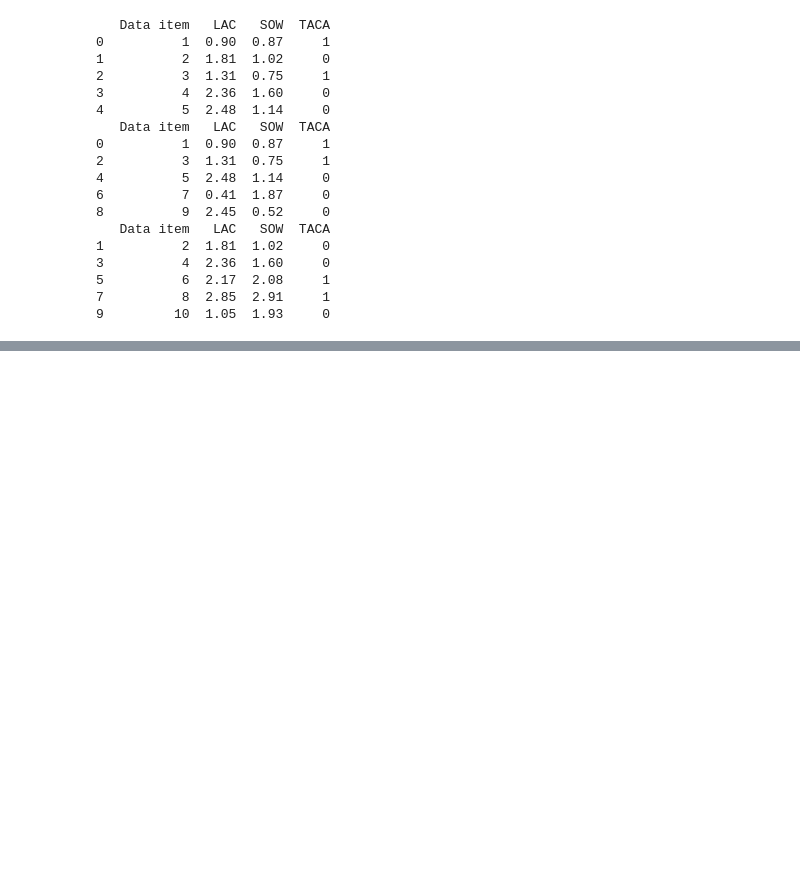
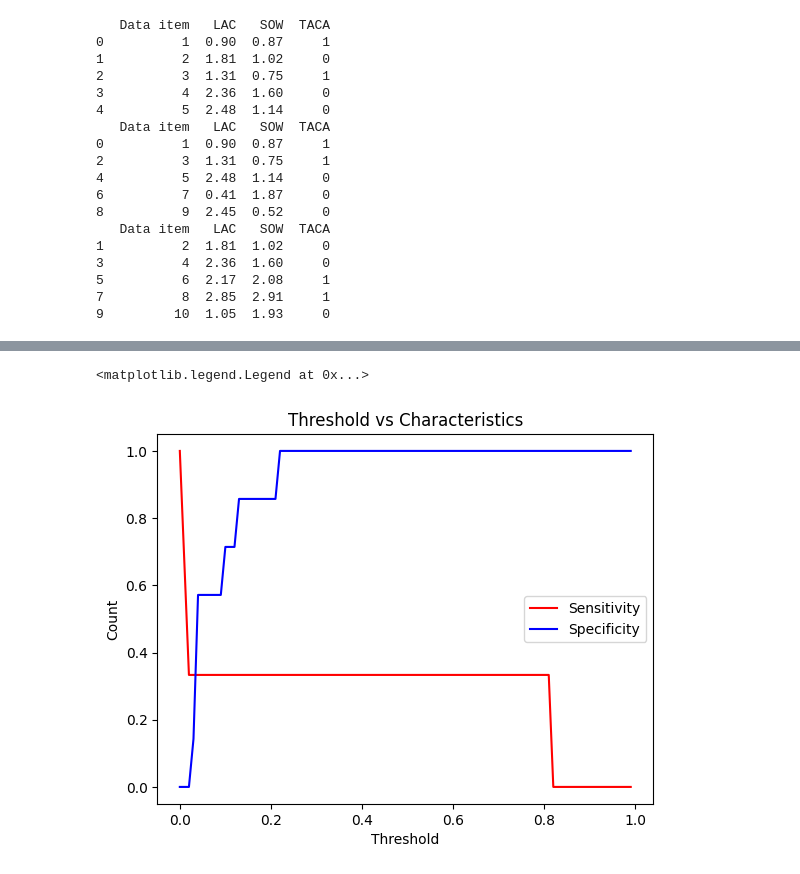
Before and after one commit to CTrigger134679/NeuralNetworkProject, a Jupyter notebook: singlePerceptron.ipynb, the cells around one changed output, grey strips where cells are left out. Cells and saved outputs as stored; diff of their text form; code cells hidden in the pictures; blank space fills up the shorter version.

```diff
--- a/singlePerceptron.ipynb
+++ b/singlePerceptron.ipynb
@@ -157,0 +217,10 @@ Item 19.0: Expected 0.0, Got 0.020682950984231577
+# %%
+plt.plot(thresholds, sensitivity, "r", label="Sensitivity")
+plt.plot(thresholds, specificity, "b", label="Specificity")
+plt.title("Threshold vs Characteristics")
+plt.xlabel("Threshold")
+plt.ylabel("Count")
+plt.legend()
+# %% [output]
+<matplotlib.legend.Legend at 0x...>
+[figure, added]
```
Also changed, not shown: parts of 7 cells of this notebook, 1 other file.
